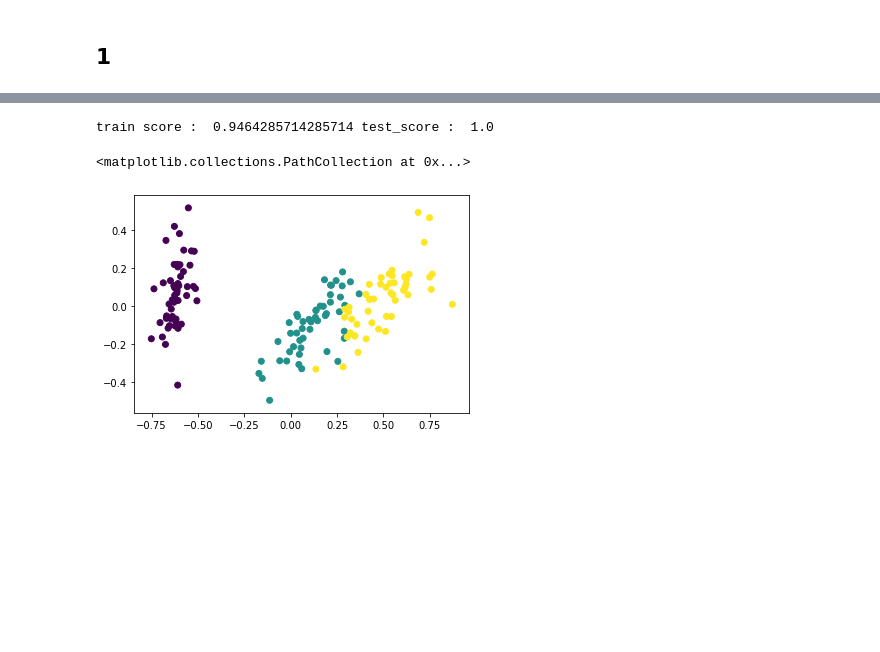
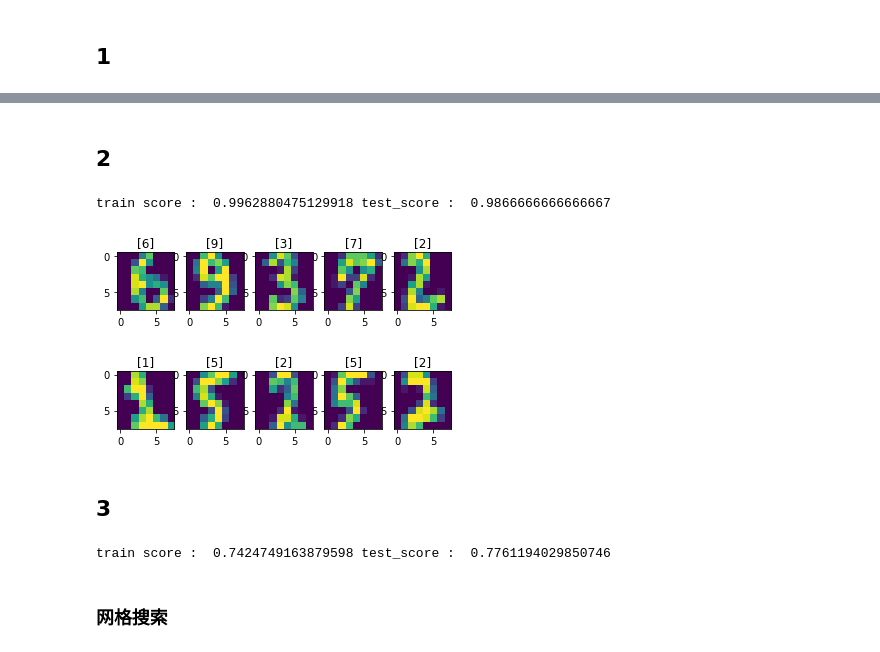
Before and after one commit to yemq3/Sysu_ML_Assignment, a Jupyter notebook: Lab11/code.ipynb, the cells around one changed output, grey strips where cells are left out. Saved outputs shown, nothing was run; the diff lists cells and outputs as text; code cells hidden in the pictures; blank space fills up the shorter version.

```diff
--- a/Lab11/code.ipynb
+++ b/Lab11/code.ipynb
@@ -20,3 +61,12 @@ x_train, x_test, y_train, y_test = train_test_split(iris_transf, iris_target, ra
+# %% [markdown]
+## 2
+# %%
+from sklearn.datasets import load_digits
+from sklearn.model_selection import train_test_split
+
+digits = load_digits()
+
+x_train, x_test, y_train, y_test = train_test_split(digits.data, digits.target, random_state=42)
 # %%
 from sklearn.svm import SVC
 
@@ -27,4 +77,4 @@ test_score = svc.score(x_test, y_test)
 
 print("train score : ", train_score, "test_score : ", test_score)
 # %% [output]
-train score :  0.9464285714285714 test_score :  1.0
+train score :  0.9962880475129918 test_score :  0.9866666666666667
@@ -35,22 +81,10 @@ pca_data = pca.fit_transform(iris_transf)
-# %%
-ax = plt.subplot()
-
-def make_meshgrid(x, y, h=.02):
-    x_min, x_max = x.min() - 1, x.max() + 1
-    y_min, y_max = y.min() - 1, y.max() + 1
-    xx, yy = np.meshgrid(np.arange(x_min, x_max, h),
-                         np.arange(y_min, y_max, h))
-    return xx, yy
-
-def plot_contours(ax, clf, xx, yy, **params):
-    Z = clf.predict(np.c_[xx.ravel(), yy.ravel()])
-    Z = Z.reshape(xx.shape)
-    return out
-
-X0, X1 = pca_data[:, 0], pca_data[:, 1]
-xx, yy = make_meshgrid(X0, X1)
-
-ax.scatter(X0, X1, c=iris_target)
-# %% [output]
-<matplotlib.collections.PathCollection at 0x...>
-[figure, removed]
+# %%
+fig, sub = plt.subplots(2,5)
+for i, ax in zip(range(10), sub.flatten()):
+    num = svc.predict(x_test[i].reshape(1, -1))
+    ax.imshow(x_test[i].reshape(8,8))
+    ax.set_title(str(num))
+# %% [output]
+[figure, added]
+# %% [markdown]
+## 3
@@ -56,0 +96,13 @@ ax.scatter(X0, X1, c=iris_target)
+# %%
+from sklearn.svm import SVC
+
+svc = SVC()
+svc.fit(x_train, y_train)
+train_score = svc.score(x_train, y_train)
+test_score = svc.score(x_test, y_test)
+
+print("train score : ", train_score, "test_score : ", test_score)
+# %% [output]
+train score :  0.7424749163879598 test_score :  0.7761194029850746
+# %% [markdown]
+### 网格搜索
```
Also changed, not shown: parts of 9 cells of this notebook, 4 other files.
